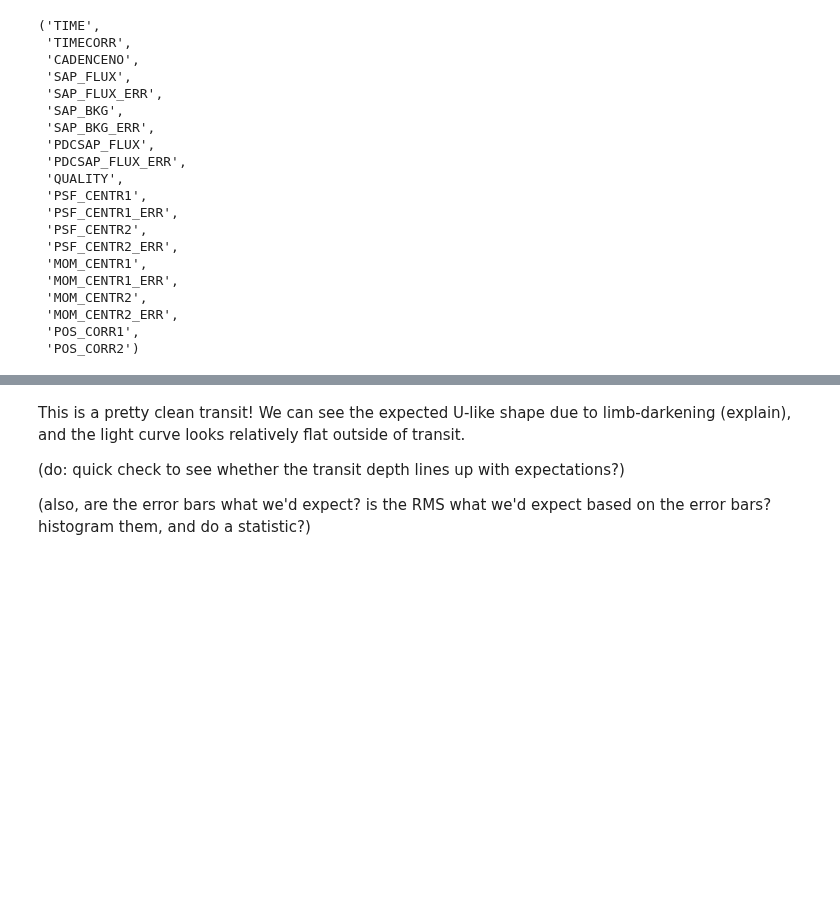
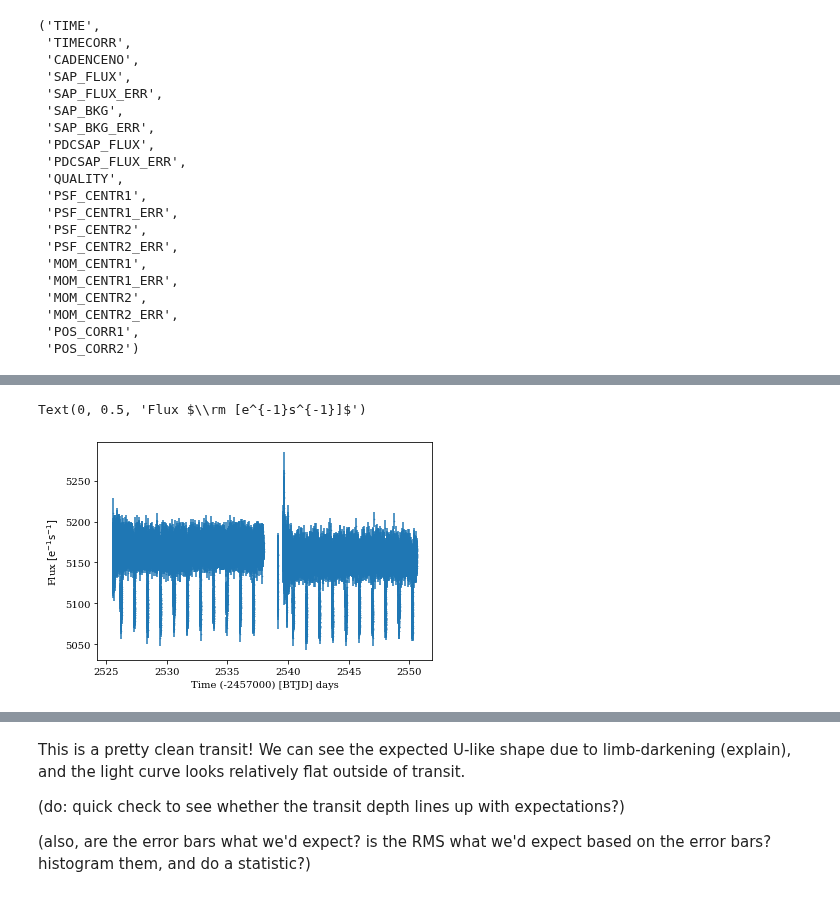
Before and after one commit to arjunsavel/notebooks-stsci, a Jupyter notebook: notebooks/MAST/plot_exoplanet_lightcurves/plot_exoplanet_lightcurves.ipynb, the cells around one changed output, grey strips where cells are left out. Drawn from its saved outputs; the diff is of its cells as text; code cells hidden in the pictures; blank space fills up the shorter version.

```diff
--- a/notebooks/MAST/plot_exoplanet_lightcurves/plot_exoplanet_lightcurves.ipynb
+++ b/notebooks/MAST/plot_exoplanet_lightcurves/plot_exoplanet_lightcurves.ipynb
@@ -352 +340,10 @@ for row in data:
+# %%
+# create an empty list for the formatted data
+data_formatted = []
+
+# iterate through data and add each row to the list
+for row in data:
+    data_formatted += [list(row)]
+
+data_formatted = np.array(data_formatted)
 # %%
@@ -380,0 +380,14 @@ Now, let's plot!
+# %%
+x_values = data_table['TIME']
+y_values = data_table['SAP_FLUX']
+y_err_values = data_table['SAP_FLUX_ERR']
+
+ms = 1 # set the marker size to 1
+fmt = '.' # plot individual points without a connecting line
+
+plt.errorbar(x_values, y_values, y_err_values, ms=ms, fmt=fmt)
+plt.xlabel('Time (-2457000) [BTJD] days')
+plt.ylabel(r'Flux $\rm [e^{-1}s^{-1}]$') # should I describe LaTeX strings here?
+# %% [output]
+Text(0, 0.5, 'Flux $\\rm [e^{-1}s^{-1}]$')
+[figure, added]
```
Also changed, not shown: parts of 63 cells of this notebook.
